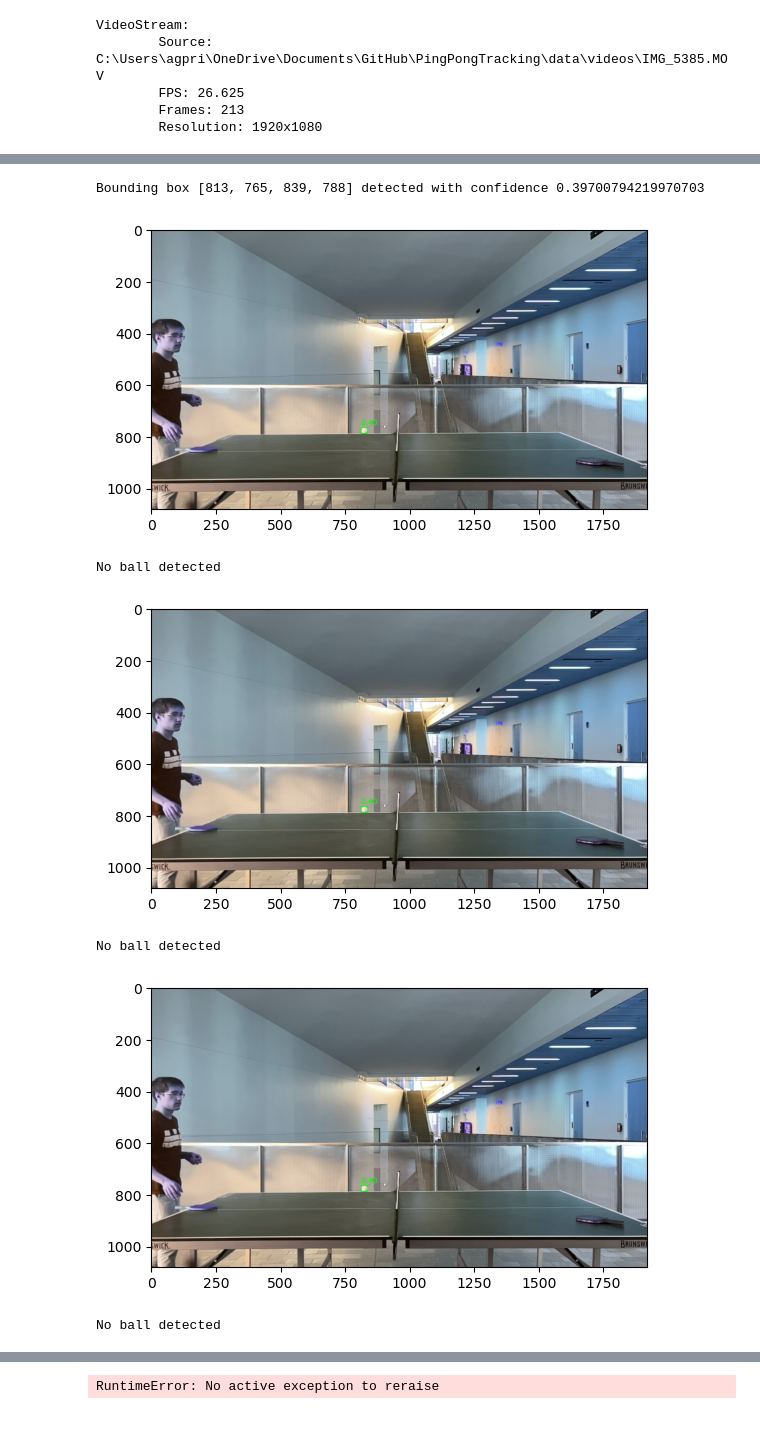
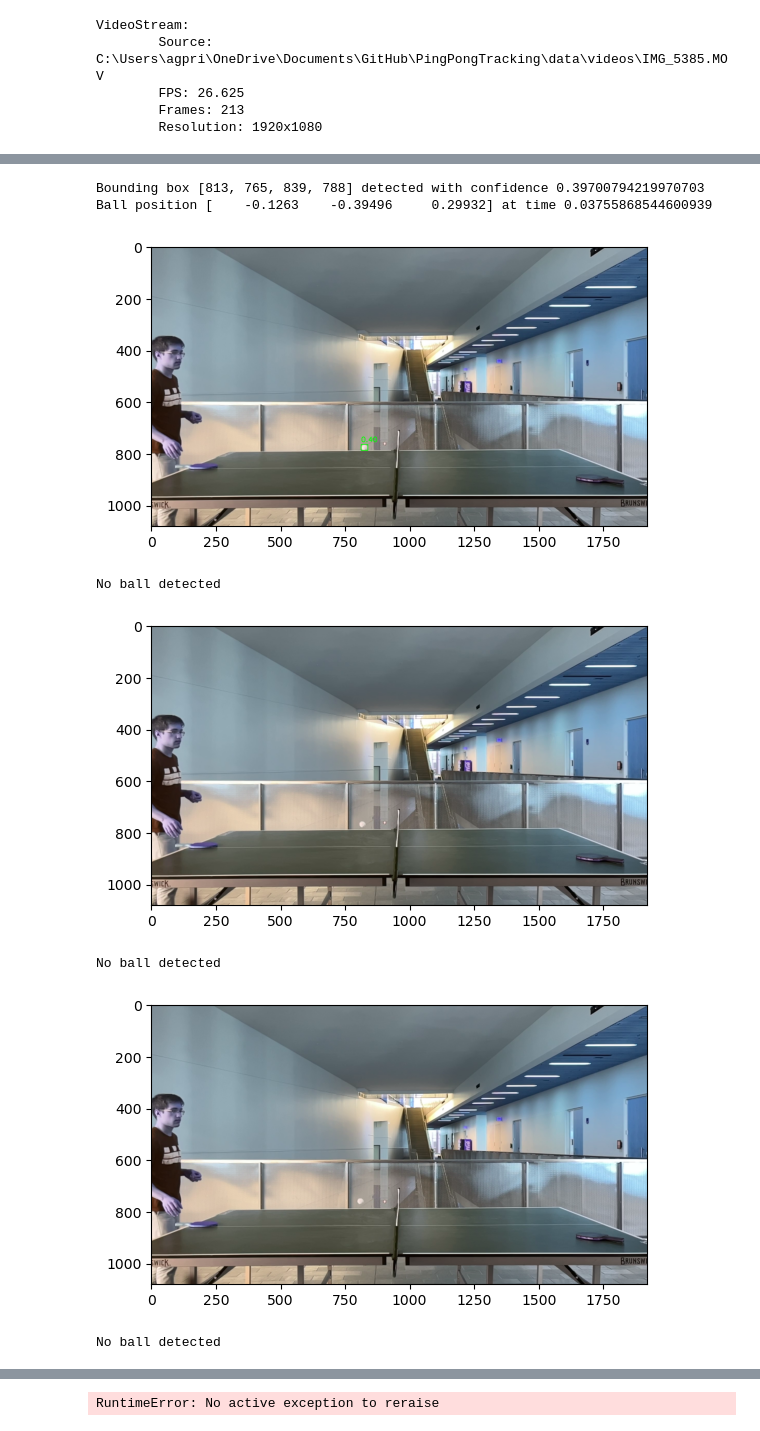
Before and after one commit to Priyanshu4/PingPongTracking, a Jupyter notebook: notebooks/process_video.ipynb, the cells around one changed output, grey strips where cells are left out. Saved outputs shown, nothing was run; the diff lists cells and outputs as text; code cells hidden in the pictures.

```diff
--- a/notebooks/process_video.ipynb
+++ b/notebooks/process_video.ipynb
@@ -108,7 +108,8 @@ initial_times = []
 for i, frame in enumerate(islice(video, n_initialization_frames)):
 
     frame = next(video)
-    box, conf = detector.detect(frame, yolo_verbose = False, debug_plots = False)
+    box, conf = detector.detect(frame, yolo_verbose = False, debug_plots = True)
+    annotated_frame = frame.copy()
 
     if box is not None:
         print(f"Bounding box {box} detected with confidence {conf.item()}")
@@ -121,8 +122,8 @@ for i, frame in enumerate(islice(video, n_initialization_frames)):
         ball_position = position_estimator.ball_position_table_reference_frame(center_x, center_y, diameter)
         initial_positions.append(ball_position)
         initial_times.append(i * dt)
+        print(f"Ball position {ball_position} at time {i * dt}")
 
-        annotated_frame = frame.copy()
         x, y, x2, y2 = box
         cv2.rectangle(annotated_frame, (x, y), (x2, y2), (0, 255, 0), 2)
         cv2.putText(annotated_frame, f'{conf:.2f}', (x, y-10), cv2.FONT_HERSHEY_SIMPLEX, 0.9, (0, 255, 0), 2)
@@ -137,8 +139,9 @@ Bounding box [821, 774, 847, 800] detected with confidence 0.7269150614738464
 [figure]
 Bounding box [813, 765, 839, 788] detected with confidence 0.39700794219970703
+Ball position [    -0.1263    -0.39496     0.29932] at time 0.03755868544600939
 [figure]
 No ball detected
-[figure, old version]
+[figure, new version]
 No ball detected
-[figure, old version]
+[figure, new version]
 No ball detected
```
Also changed, not shown: parts of 2 cells of this notebook, 1 other file.
